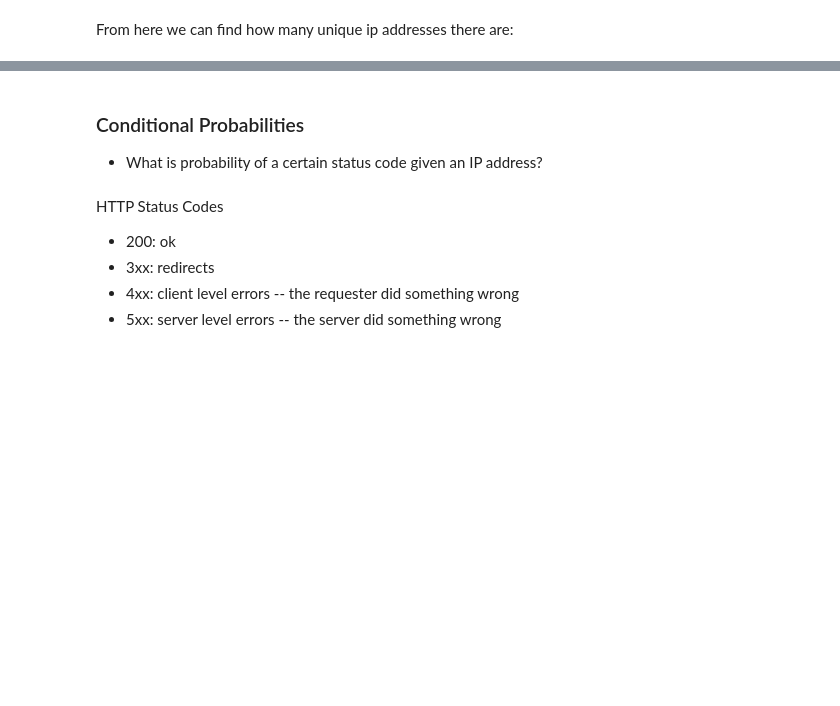
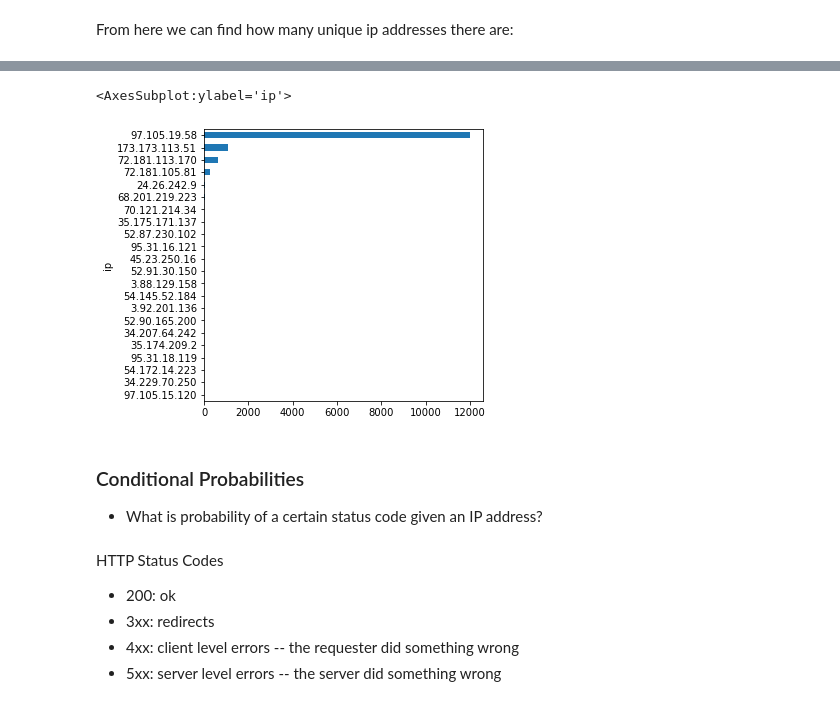
Before and after one commit to CodeupClassroom/innis-anomaly-detection, a Jupyter notebook: Disc_Methods.ipynb, the cells around one changed output, grey strips where cells are left out. Drawn from its saved outputs; the diff is of its cells as text; code cells hidden in the pictures; blank space fills up the shorter version.

```diff
--- a/Disc_Methods.ipynb
+++ b/Disc_Methods.ipynb
@@ -81,3 +181,8 @@ From here we can find how many unique ip addresses there are:
+# %%
+ip_df.set_index('ip')['count'].sort_values().plot.barh(figsize=(5,5))
+# %% [output]
+<AxesSubplot:ylabel='ip'>
+[figure, added]
 # %% [markdown]
 ### Conditional Probabilities
 
```
Also changed, not shown: parts of 32 cells of this notebook.
